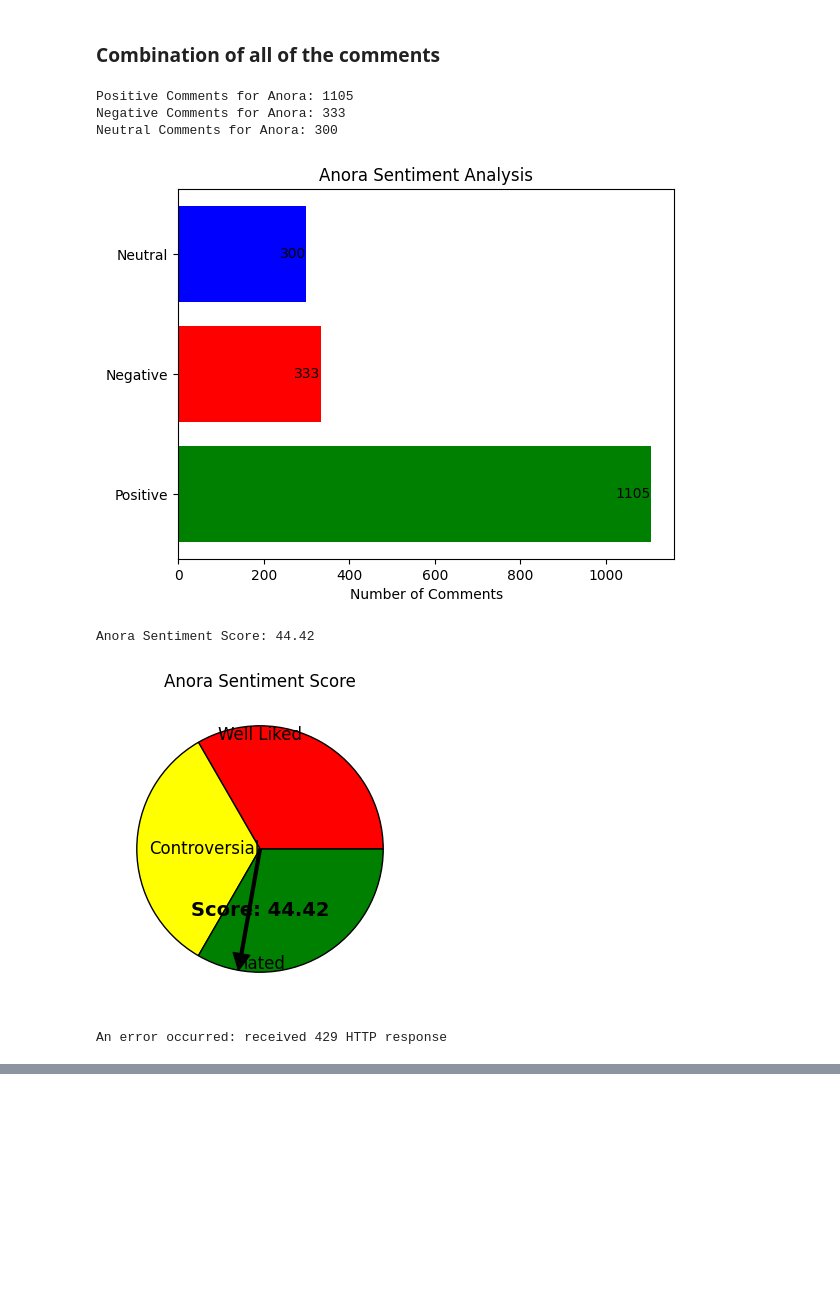
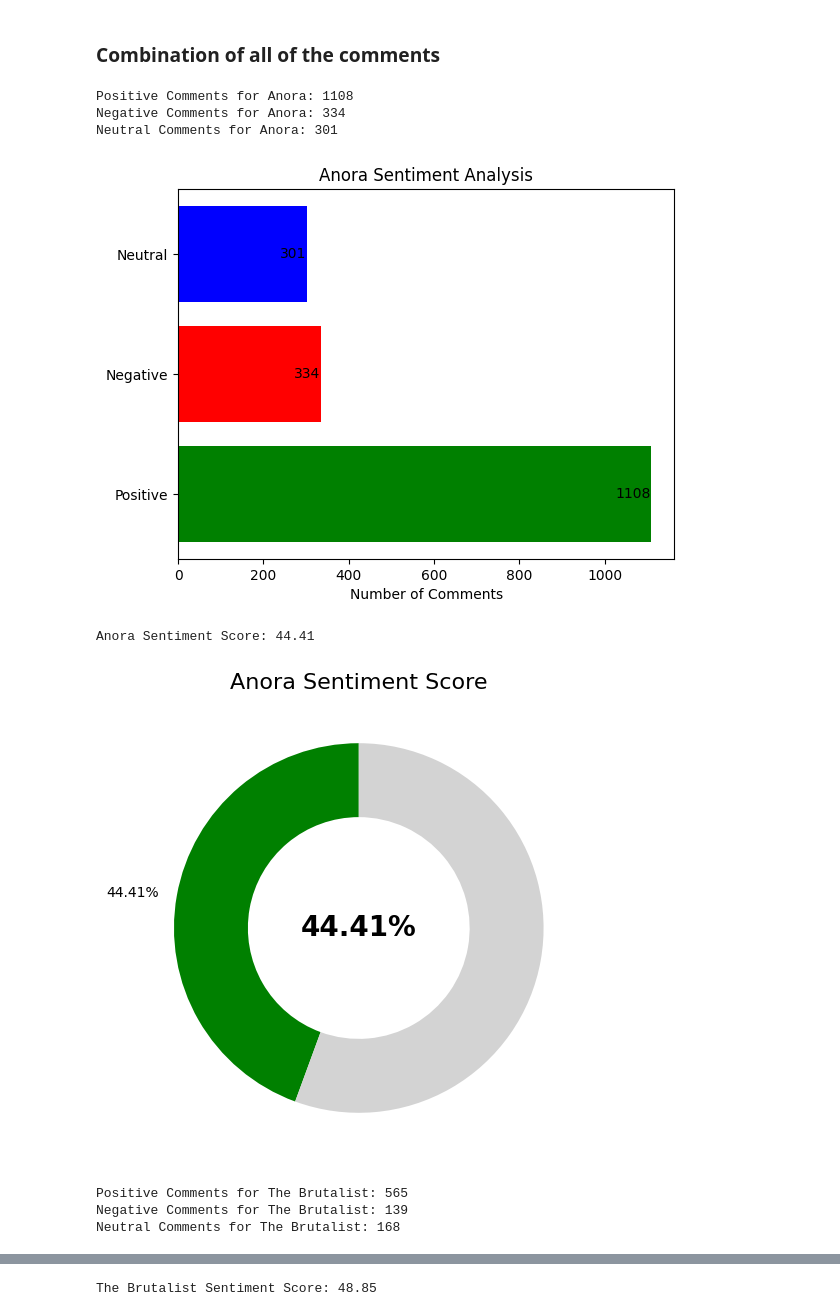
Before and after one commit to johnpherson/oscars, a Jupyter notebook: oscars.ipynb, the cells around one changed output, grey strips where cells are left out. Saved outputs shown, nothing was run; the diff lists cells and outputs as text; code cells hidden in the pictures; blank space fills up the shorter version.

Commit message:
Adding donut chart

```diff
--- a/oscars.ipynb
+++ b/oscars.ipynb
@@ -894,72 +894,53 @@ for movie, url in urls_and_movies:
         plt.show()
 
 
-        ################################# Needle Gauge Viz #################################
+        ################################# Minimalist Donut Chart #################################
 
         positive_count = len(positive_comments)
         negative_count = len(negative_comments)
         neutral_count = len(neutral_comments)
 
         # Calculate the score
         total_comments = positive_count + negative_count + neutral_count
         if total_comments > 0:
             score = (positive_count - negative_count) / total_comments * 100
         else:
             score = 0
 
         print(f"{movie} Sentiment Score: {score:.2f}")
 
         movie_scores.append((movie, score))
 
+        # Create a minimalist donut chart to represent the score
+        fig, ax = plt.subplots(figsize=(6, 6))
+        wedges, texts = ax.pie([score, 100 - score], labels=[f'{score:.2f}%', ''], startangle=90, colors=['green', 'lightgray'], wedgeprops=dict(width=0.4))
 
-        # Define the gauge chart
-        fig, ax = plt.subplots(figsize=(8, 4), subplot_kw={'aspect': 'equal'})
+        # Add the score in the center of the donut
+        ax.text(0, 0, f'{score:.2f}%', horizontalalignment='center', verticalalignment='center', fontsize=20, fontweight='bold')
 
-        # Define the wedges
-        wedges = [
-            Wedge((0.5, 0.5), 0.4, 0, 120, facecolor='red', edgecolor='black'),
-            Wedge((0.5, 0.5), 0.4, 120, 240, facecolor='yellow', edgecolor='black'),
-            Wedge((0.5, 0.5), 0.4, 240, 360, facecolor='green', edgecolor='black')
-        ]
+        # Set title
+        ax.set_title(f'{movie} Sentiment Score', fontsize=16)
 
-        # Add the wedges to the plot
-        for wedge in wedges:
-            ax.add_patch(wedge)
+        plt.show()
 
-        # Add the needle
-        needle_angle = (score + 100) * 1.8  # Convert score to angle
-        ax.annotate('', xy=(0.5 + 0.4 * np.cos(np.radians(needle_angle)), 0.5 + 0.4 * np.sin(np.radians(needle_angle))),
-                    xytext=(0.5, 0.5), arrowprops=dict(facecolor='black', edgecolor='black', width=2))
-
-        # Add labels
-        ax.text(0.5, 0.1, 'Hated', horizontalalignment='center', verticalalignment='top', fontsize=12, color='black')
-        ax.text(0.5, 0.5, 'Controversial', horizontalalignment='right', verticalalignment='center', fontsize=12, color='black')
-        ax.text(0.5, 0.9, 'Well Liked', horizontalalignment='center', verticalalignment='bottom', fontsize=12, color='black')
-
-        # Add the score
-        ax.text(0.5, 0.3, f'Score: {score:.2f}', horizontalalignment='center', verticalalignment='center', fontsize=14, fontweight='bold')
-
-        # Remove axes
-        ax.axis('off')
-
-        plt.title(f'{movie} Sentiment Score')
-        plt.show()
 
 # Exception handling
     except praw.exceptions.APIException as e:
             if e.error_type == 'RATELIMIT':
                 print(f'Rate limit exceeded. Sleeping for {e.sleep_time} seconds.')
                 time.sleep(e.sleep_time)
             else:
                 raise
     except Exception as e:
             print(f'An error occurred: {e}')
             time.sleep(60)  # Sleep for 60 seconds before retrying
 # %% [output]
-Positive Comments for Anora: 1105
-Negative Comments for Anora: 333
-Neutral Comments for Anora: 300
+Positive Comments for Anora: 1108
+Negative Comments for Anora: 334
+Neutral Comments for Anora: 301
 [figure]
-Anora Sentiment Score: 44.42
+Anora Sentiment Score: 44.41
-[figure, old version]
+[figure, new version]
-An error occurred: received 429 HTTP response
+Positive Comments for The Brutalist: 565
+Negative Comments for The Brutalist: 139
+Neutral Comments for The Brutalist: 168
@@ -965,0 +948 @@ An error occurred: received 429 HTTP response
+The Brutalist Sentiment Score: 48.85
```
Also changed, not shown: parts of 1 cell of this notebook.
